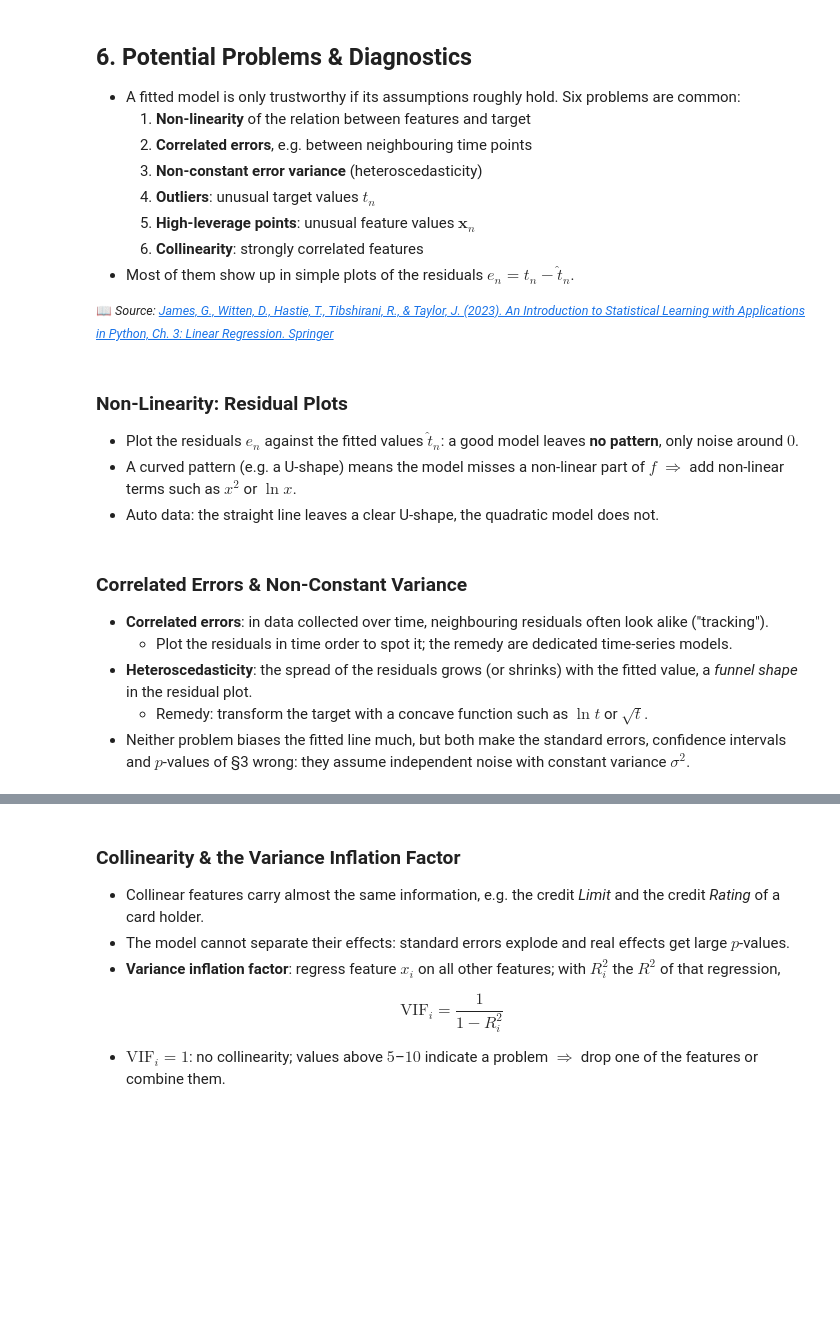
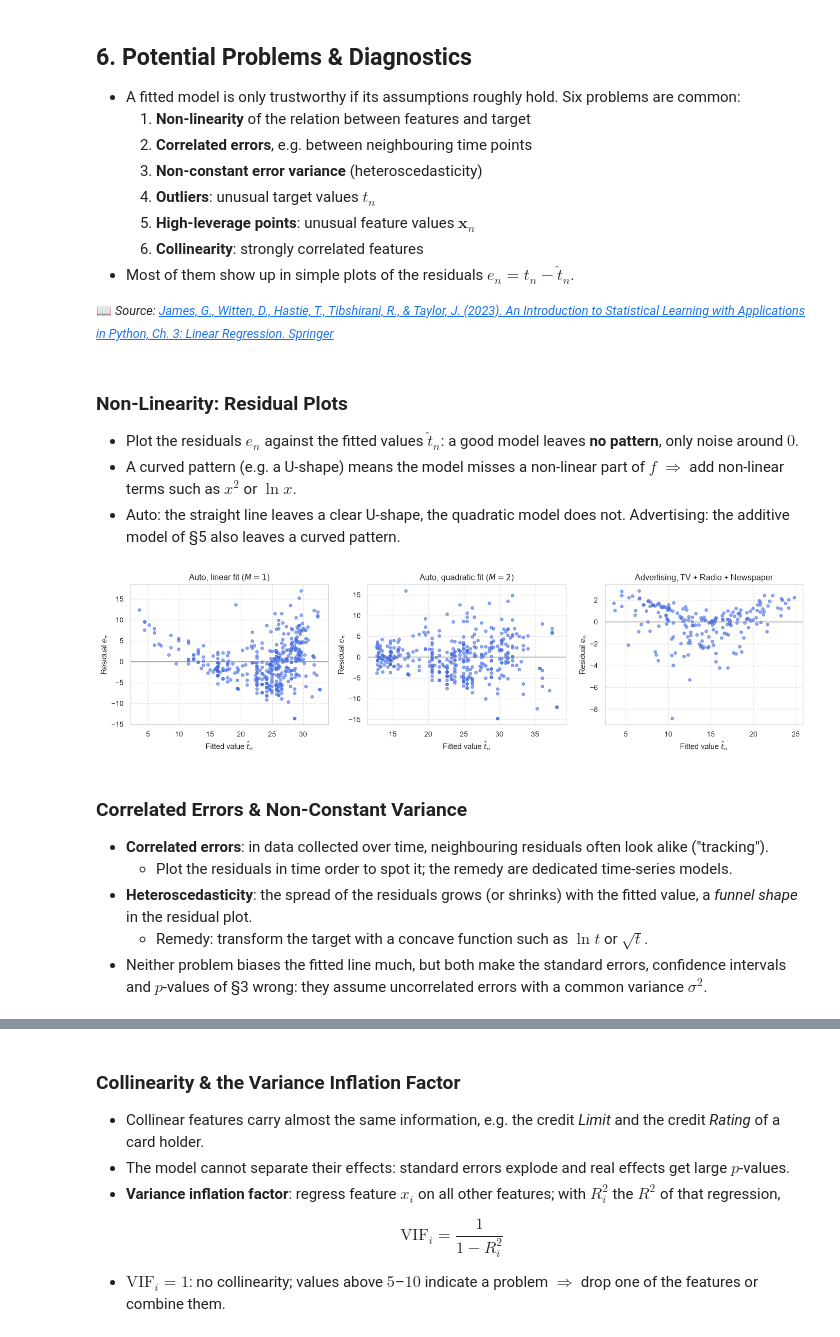
Before and after one commit to konstantin-schekotihin/dl_course, a Jupyter notebook: AI-ML/02_regression.ipynb, the cells around one changed output, grey strips where cells are left out. Saved outputs shown, nothing was run; the diff lists cells and outputs as text; code cells hidden in the pictures; blank space fills up the shorter version.

```diff
--- a/AI-ML/02_regression.ipynb
+++ b/AI-ML/02_regression.ipynb
@@ -450,7 +512,7 @@ $$
 # %%
 # Multiple regression of Sales on all three media
-X = adv[["TV", "Radio", "Newspaper"]]
-ols_media = sm.OLS(adv.Sales, sm.add_constant(X)).fit()
+media = ["TV", "Radio", "Newspaper"]
+ols_media = sm.OLS(adv.Sales, sm.add_constant(adv[media])).fit()
 print(ols_media.summary())
 # %% [output]
                             OLS Regression Results
@@ -576,17 +659,20 @@ for radio in (0, 40):
 
 - Plot the residuals $e_n$ against the fitted values $\hat{t}_n$: a good model leaves **no pattern**, only noise around $0$.
 - A curved pattern (e.g. a U-shape) means the model misses a non-linear part of $f$ $\Rightarrow$ add non-linear terms such as $x^2$ or $\ln x$.
-- Auto data: the straight line leaves a clear U-shape, the quadratic model does not.
+- Auto: the straight line leaves a clear U-shape, the quadratic model does not. Advertising: the additive model of §5 also leaves a curved pattern.
 # %%
 Phi_1 = polynomial_features(x_hp, 1, hp_mean, hp_std)
 Phi_2 = polynomial_features(x_hp, 2, hp_mean, hp_std)
 fitted_1 = LinearRegression().fit(Phi_1, t_mpg).predict(Phi_1)
 fitted_2 = LinearRegression().fit(Phi_2, t_mpg).predict(Phi_2)
 
 hp.plot_residual_panels({
     "Auto, linear fit ($M = 1$)": (fitted_1, t_mpg - fitted_1),
     "Auto, quadratic fit ($M = 2$)": (fitted_2, t_mpg - fitted_2),
-})
+    "Advertising, TV + Radio + Newspaper": (ols_media.fittedvalues, ols_media.resid),
+}, figsize=(14, 3.8))
+# %% [output]
+[figure, added]
 # %% [markdown]
 ### Correlated Errors & Non-Constant Variance
 
@@ -594,7 +680,7 @@ hp.plot_residual_panels({
   - Plot the residuals in time order to spot it; the remedy are dedicated time-series models.
 - **Heteroscedasticity**: the spread of the residuals grows (or shrinks) with the fitted value, a *funnel shape* in the residual plot.
   - Remedy: transform the target with a concave function such as $\ln t$ or $\sqrt{t}$.
-- Neither problem biases the fitted line much, but both make the standard errors, confidence intervals and $p$-values of §3 wrong: they assume independent noise with constant variance $\sigma^2$.
+- Neither problem biases the fitted line much, but both make the standard errors, confidence intervals and $p$-values of §3 wrong: they assume uncorrelated errors with a common variance $\sigma^2$.
 # %% [markdown]
 ### Outliers & High-Leverage Points
 
```
Also changed, not shown: parts of 67 cells of this notebook, 1 other file.
